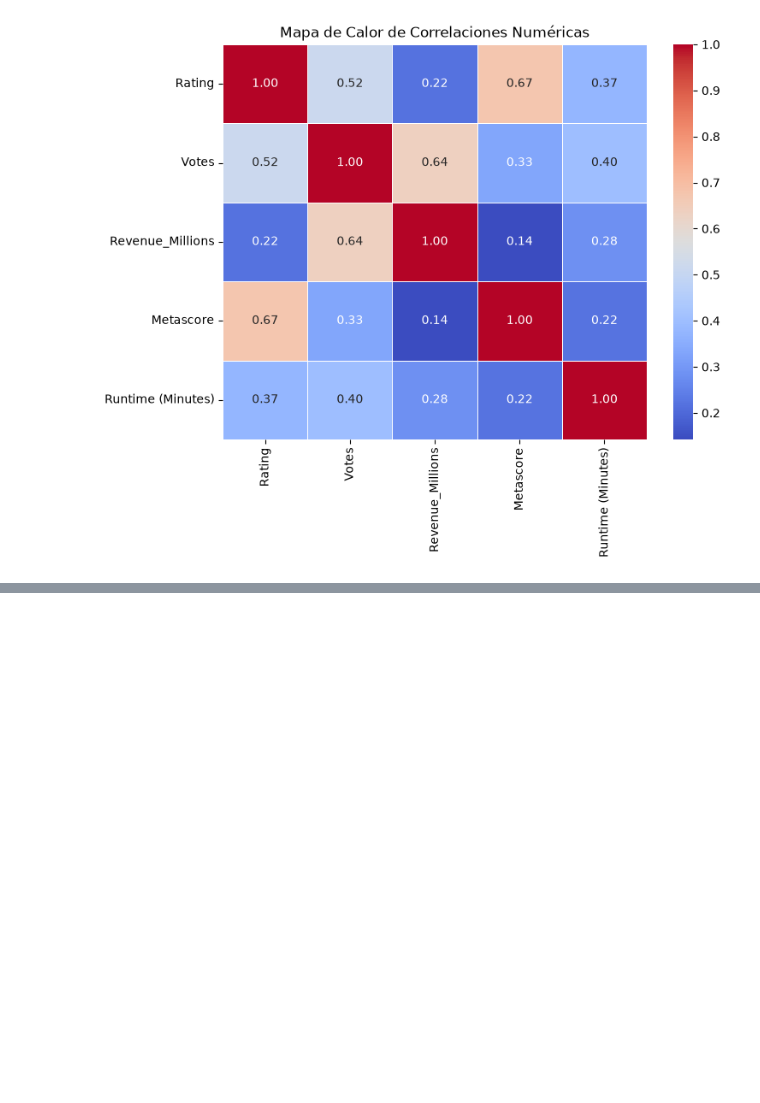
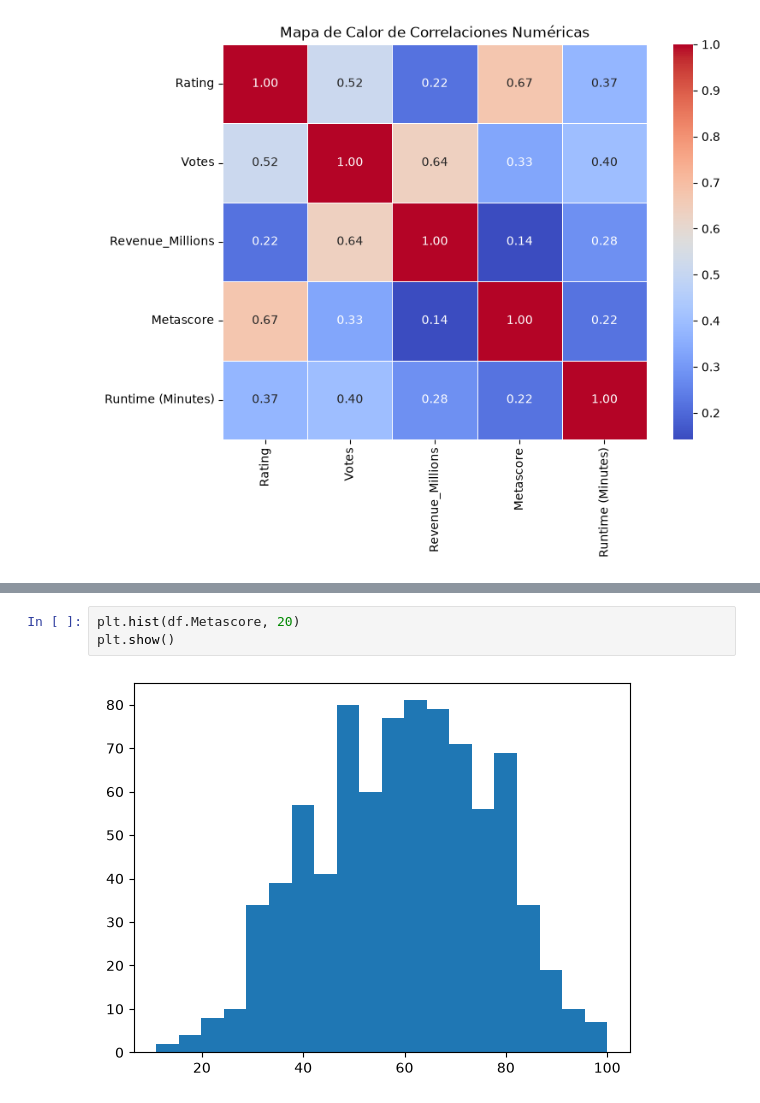
Before and after one commit to estudiante-jean1234578910/pandas, a Jupyter notebook: pnds.ipynb, the cells around one changed output, grey strips where cells are left out. Saved outputs shown, nothing was run; the diff lists cells and outputs as text; blank space fills up the shorter version.

```diff
--- a/pnds.ipynb
+++ b/pnds.ipynb
@@ -370,0 +425,5 @@ plt.show()
+# %%
+plt.hist(df.Metascore, 20)
+plt.show()
+# %% [output]
+[figure, added]
```
Also changed, not shown: parts of 12 cells of this notebook.
